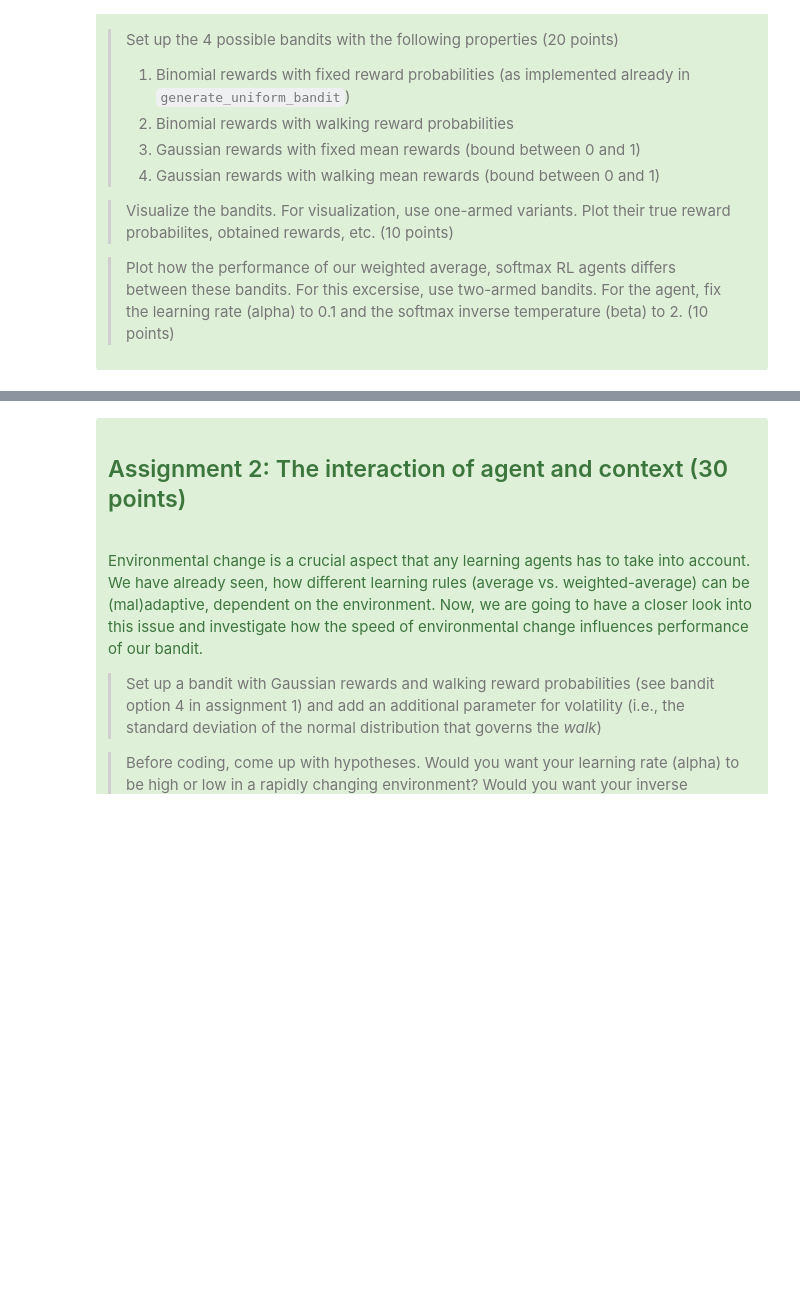
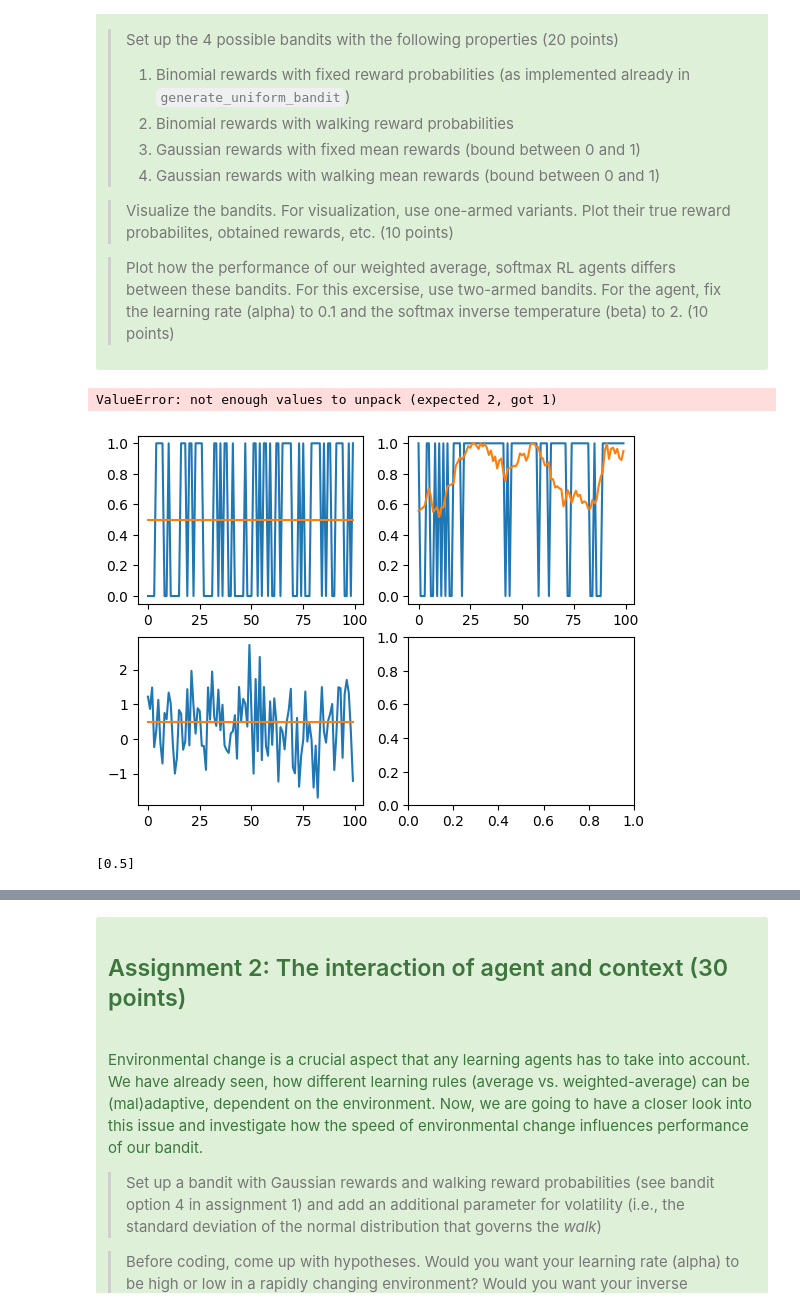
Before and after one commit to konjiii/cog_mod_a2, a Jupyter notebook: CogMod24_bandit_solution.ipynb, the cells around one changed output, grey strips where cells are left out. Drawn from its saved outputs; the diff is of its cells as text; code cells hidden in the pictures; blank space fills up the shorter version.

```diff
--- a/CogMod24_bandit_solution.ipynb
+++ b/CogMod24_bandit_solution.ipynb
@@ -584,3 +584,57 @@ For truely walking rewards distributions, noise is added to the defining paramet
 > Plot how the performance of our weighted average, softmax RL agents differs between these bandits. For this excersise, use two-armed bandits. For the agent, fix the learning rate (alpha) to 0.1 and the softmax inverse temperature (beta) to 2. (10 points)
 
 </div>
+# %%
+def draw_from_k_walk_bandits(n_trials, probs):
+    reward_samples = np.zeros(shape=(len(probs),n_trials))
+    reward_probs   = np.zeros(shape=(len(probs),n_trials))
+    probs = np.array(probs)
+    for i in range(n_trials):
+        probs += np.random.normal(0, 0.05, size=probs.shape)
+        probs = np.clip(probs, 0.0, 1.0)
+        reward_samples[:,i], reward_probs[:,i] = draw_from_k_bandits(1, probs)
+    return reward_samples, reward_probs
+
+def draw_from_k_gaussian_walk_bandits(n_trials, mean_rewards):
+    reward_samples = np.zeros(shape=(len(mean_rewards),n_trials))
+    reward_means   = np.zeros(shape=(len(mean_rewards),n_trials))
+    mean_rewards = np.array(mean_rewards)
+    for i in range(n_trials):
+        mean_rewards += np.random.normal(0, 0.05, size=mean_rewards.shape)
+        mean_rewards = np.clip(mean_rewards, 0.0, 1.0)
+        reward_samples[:,i], reward_means[:,i] = draw_from_one_gaussian_bandit(n_trials=1,  mean_reward=mean_rewards[0])
+    return reward_samples, reward_means
+
+fig, ((ax1, ax2),
+      (ax3, ax4)) = plt.subplots(2, 2)
+
+n_trials = 100
+probs = [0.5]
+mean_rewards = [0.5]
+
+reward_samples, reward_probs = draw_from_k_bandits(n_trials, probs)
+reward_samples_ = reward_samples.flatten()
+reward_probs_ = reward_probs.flatten()
+ax1.plot(reward_samples_)
+ax1.plot(reward_probs_)
+
+reward_samples, reward_probs = draw_from_k_walk_bandits(n_trials, probs)
+reward_samples_ = reward_samples.flatten()
+reward_probs_ = reward_probs.flatten()
+ax2.plot(reward_samples_)
+ax2.plot(reward_probs_)
+
+reward_samples, reward_means = draw_from_k_gaussian_bandits(n_trials, mean_rewards)
+reward_samples_ = reward_samples.flatten()
+reward_means_ = reward_means.flatten()
+ax3.plot(reward_samples_)
+ax3.plot(reward_means_)
+
+reward_samples, reward_means = draw_from_k_gaussian_walk_bandits(n_trials, mean_rewards)
+reward_samples_ = reward_samples.flatten()
+reward_means_ = reward_means.flatten()
+ax4.plot(reward_samples_)
+ax4.plot(reward_means_)
+# %% [output]
+ValueError: not enough values to unpack (expected 2, got 1)
+[figure, added]
@@ -586,0 +663,4 @@ For truely walking rewards distributions, noise is added to the defining paramet
+# %%
+mean_rewards
+# %% [output]
+[0.5]
```
Also changed, not shown: parts of 13 cells of this notebook.
